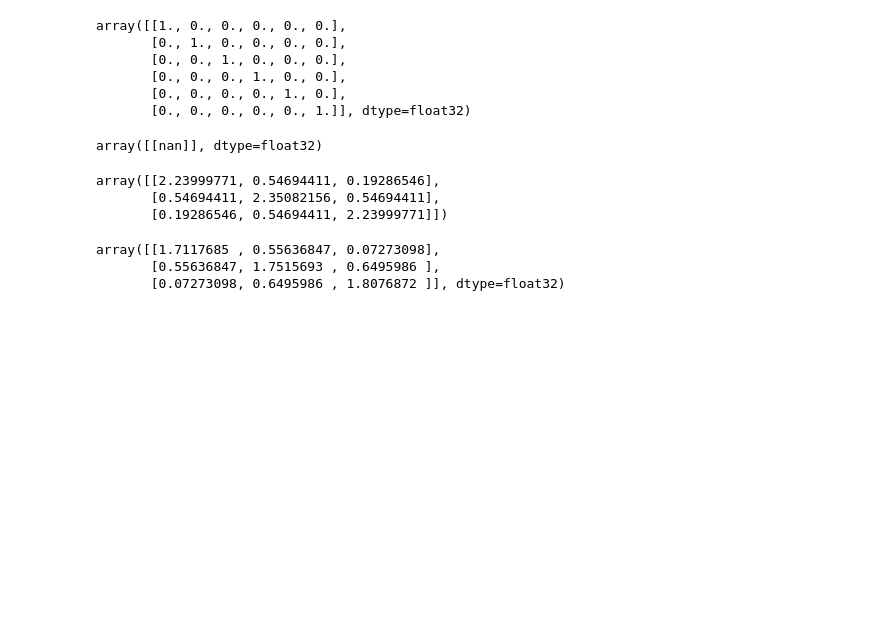
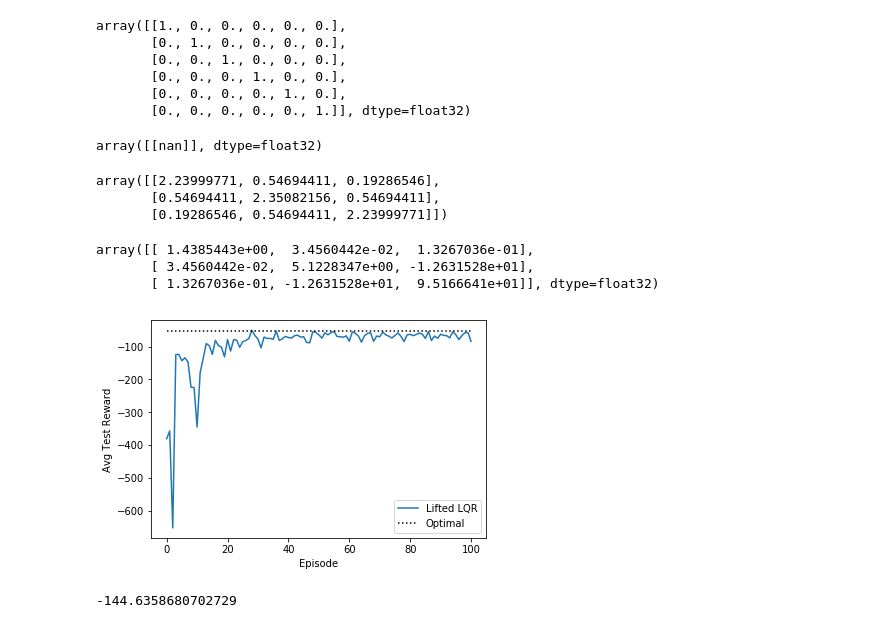
Before and after one commit to jharrison42/lqr-rl, a Jupyter notebook: misc-apoorva.ipynb, the cells around one changed output. Drawn from its saved outputs; the diff is of its cells as text; code cells hidden in the pictures; blank space fills up the shorter version.

Commit message:
training curves

```diff
--- a/misc-apoorva.ipynb
+++ b/misc-apoorva.ipynb
@@ -22,13 +22,13 @@ with open('config.yml','r') as ymlfile:
 tf.reset_default_graph()
 sess = tf.InteractiveSession(config=tf.ConfigProto(log_device_placement=True))
 # %%
-env = gym.make('LQ-v0')
+env = gym.make('TransformedLQ-v0')
 agent = klqr(config,sess)
 agent.build_model()
-train_agent(agent,env,max_timesteps=40000, n_transitions_between_updates=100,
-                n_optim_steps_per_update=200,
-                n_iters_per_p_update=10,
-                )
+training_curve = train_agent(agent,env,max_timesteps=10000, n_transitions_between_updates=100,
+                             n_optim_steps_per_update=200,
+                             n_iters_per_p_update=5,
+                            )
 # %% [output]
 z shape: (?, 3)
 ********** Iteration 1 ************
@@ -74,6 +84,0 @@ train_agent(agent,env,max_timesteps=1000,training=False)
-# %%
-#test
-
-agent.max_a = 100.0
-agent.min_a = -100.0
-train_agent(agent,env,max_timesteps=1000,training=False)
@@ -141,6 +133,22 @@ array([[2.23999771, 0.54694411, 0.19286546],
 # %%
 sess.run(agent.P)
 # %% [output]
-array([[1.7117685 , 0.55636847, 0.07273098],
-       [0.55636847, 1.7515693 , 0.6495986 ],
-       [0.07273098, 0.6495986 , 1.8076872 ]], dtype=float32)
+array([[ 1.4385443e+00,  3.4560442e-02,  1.3267036e-01],
+       [ 3.4560442e-02,  5.1228347e+00, -1.2631528e+01],
+       [ 1.3267036e-01, -1.2631528e+01,  9.5166641e+01]], dtype=float32)
+# %%
+opt_reward = compute_optimal_reward(env, 50)
+# %%
+plt.figure()
+plt.plot(np.arange(len(training_curve)), training_curve, label='Lifted LQR')
+plt.plot([0, len(training_curve)-1], [opt_reward, opt_reward], linestyle=':', color='black', label='Optimal')
+plt.xlabel('Episode')
+plt.ylabel('Avg Test Reward')
+plt.legend()
+plt.show()
+# %% [output]
+[figure, added]
+# %%
+test_rollout(agent, env, 50)
+# %% [output]
+-144.6358680702729
```
Also changed, not shown: parts of 4 cells of this notebook, 5 other files.
